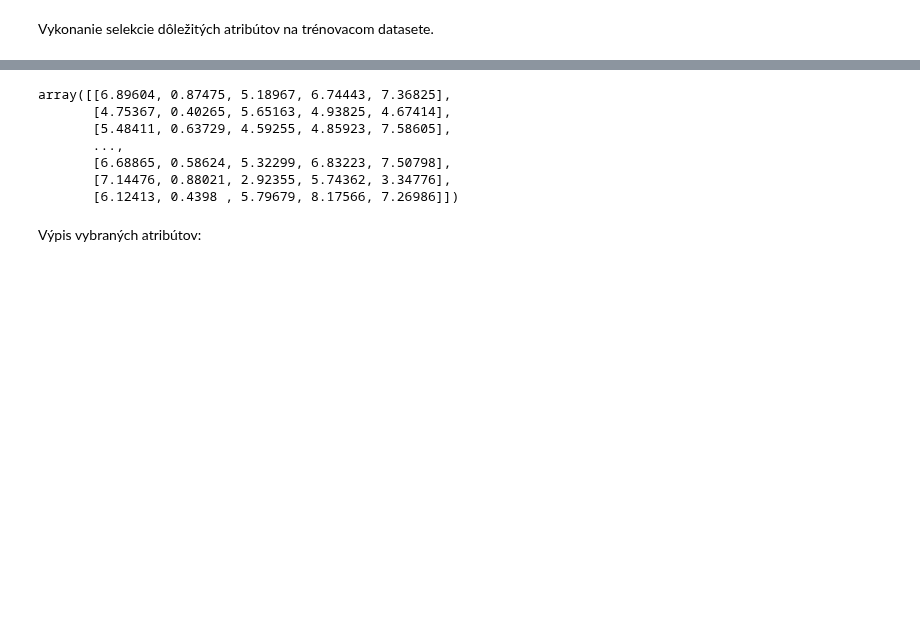
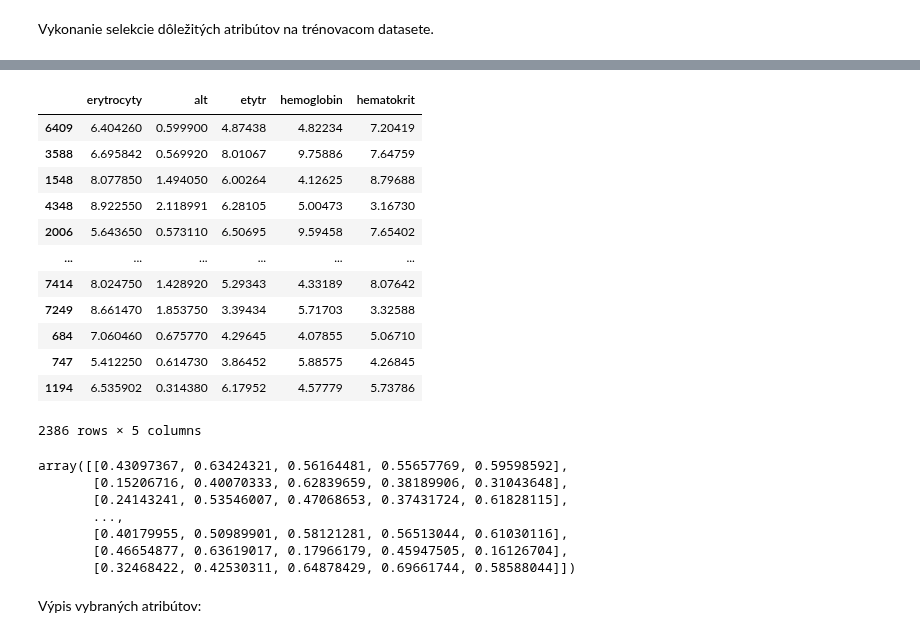
Before and after one commit to MarkoStahovec/IAU-Stahovec-Viest, a Jupyter notebook: Phase2.ipynb, the cells around one changed output, grey strips where cells are left out. Drawn from its saved outputs; the diff is of its cells as text; code cells hidden in the pictures; blank space fills up the shorter version.

```diff
--- a/Phase2.ipynb
+++ b/Phase2.ipynb
@@ -1173,13 +1173,14 @@ Pre túto metódu sme sa rozhodli z dôvodu, že:
 * vie správne nastaviť ohodnotenie, na základe ktorého sa vyberajú atribúty
 * vyberá atribúty na základe dôležitosti (korelácie), z predošle nastaveného ohodnotenia
 # %%
+# threshold=0, max_features=5
 def feature_selection_model(data_X, data_Y):
     selector = SelectFromModel(estimator=LogisticRegression(), threshold=0, max_features=5).fit(data_X, data_Y)
     print(selector.estimator_.coef_)
     print(selector.threshold_)
     print(selector.get_support())
 
-    X_new = selector.transform(X_train)
+    X_new = selector.transform(data_X)
     print(X_new.shape)
 
     return X_new, selector.get_support()
@@ -1188,6 +1221,6 @@ Vykonanie selekcie dôležitých atribútov na trénovacom datasete.
 # %%
 transformed_X_train, list_of_selected_features = \
-    feature_selection_model(transformed_X_train, y_train)
+    feature_selection_model(transformed_X_train, y_train.values.ravel())
 # %% [output]
 [[ 0.03026357  0.05276936  3.73602695  1.05557747  0.07930344 -4.97316691
   -0.41556407  0.13826405 -0.26865087 -0.22995889 -0.03415733 -0.21223787
@@ -1199,13 +1248,33 @@ transformed_X_train, list_of_selected_features = \
+# %%
+for i in range(len(list_of_selected_features) - 1, -1, -1):
+    if not list_of_selected_features[i]:
+        X_test.drop(X_test.columns[i], axis=1, inplace=True)
+# %%
+X_test
+# %% [output]
+|  | erytrocyty | alt | etytr | hemoglobin | hematokrit |
+| 6409 | 6.404260 | 0.599900 | 4.87438 | 4.82234 | 7.20419 |
+| 3588 | 6.695842 | 0.569920 | 8.01067 | 9.75886 | 7.64759 |
+| 1548 | 8.077850 | 1.494050 | 6.00264 | 4.12625 | 8.79688 |
+| 4348 | 8.922550 | 2.118991 | 6.28105 | 5.00473 | 3.16730 |
+| 2006 | 5.643650 | 0.573110 | 6.50695 | 9.59458 | 7.65402 |
+| ... | ... | ... | ... | ... | ... |
+| 7414 | 8.024750 | 1.428920 | 5.29343 | 4.33189 | 8.07642 |
+| 7249 | 8.661470 | 1.853750 | 3.39434 | 5.71703 | 3.32588 |
+| 684 | 7.060460 | 0.675770 | 4.29645 | 4.07855 | 5.06710 |
+| 747 | 5.412250 | 0.614730 | 3.86452 | 5.88575 | 4.26845 |
+| 1194 | 6.535902 | 0.314380 | 6.17952 | 4.57779 | 5.73786 |
+2386 rows × 5 columns
 # %%
 transformed_X_train
 # %% [output]
-array([[6.89604, 0.87475, 5.18967, 6.74443, 7.36825],
-       [4.75367, 0.40265, 5.65163, 4.93825, 4.67414],
-       [5.48411, 0.63729, 4.59255, 4.85923, 7.58605],
+array([[0.43097367, 0.63424321, 0.56164481, 0.55657769, 0.59598592],
+       [0.15206716, 0.40070333, 0.62839659, 0.38189906, 0.31043648],
+       [0.24143241, 0.53546007, 0.47068653, 0.37431724, 0.61828115],
        ...,
-       [6.68865, 0.58624, 5.32299, 6.83223, 7.50798],
-       [7.14476, 0.88021, 2.92355, 5.74362, 3.34776],
-       [6.12413, 0.4398 , 5.79679, 8.17566, 7.26986]])
+       [0.40179955, 0.50989901, 0.58121281, 0.56513044, 0.61030116],
+       [0.46654877, 0.63619017, 0.17966179, 0.45947505, 0.16126704],
+       [0.32468422, 0.42530311, 0.64878429, 0.69661744, 0.58588044]])
 # %% [markdown]
 Výpis vybraných atribútov:
 # %%
```
Also changed, not shown: parts of 12 cells of this notebook, 1 other file.
